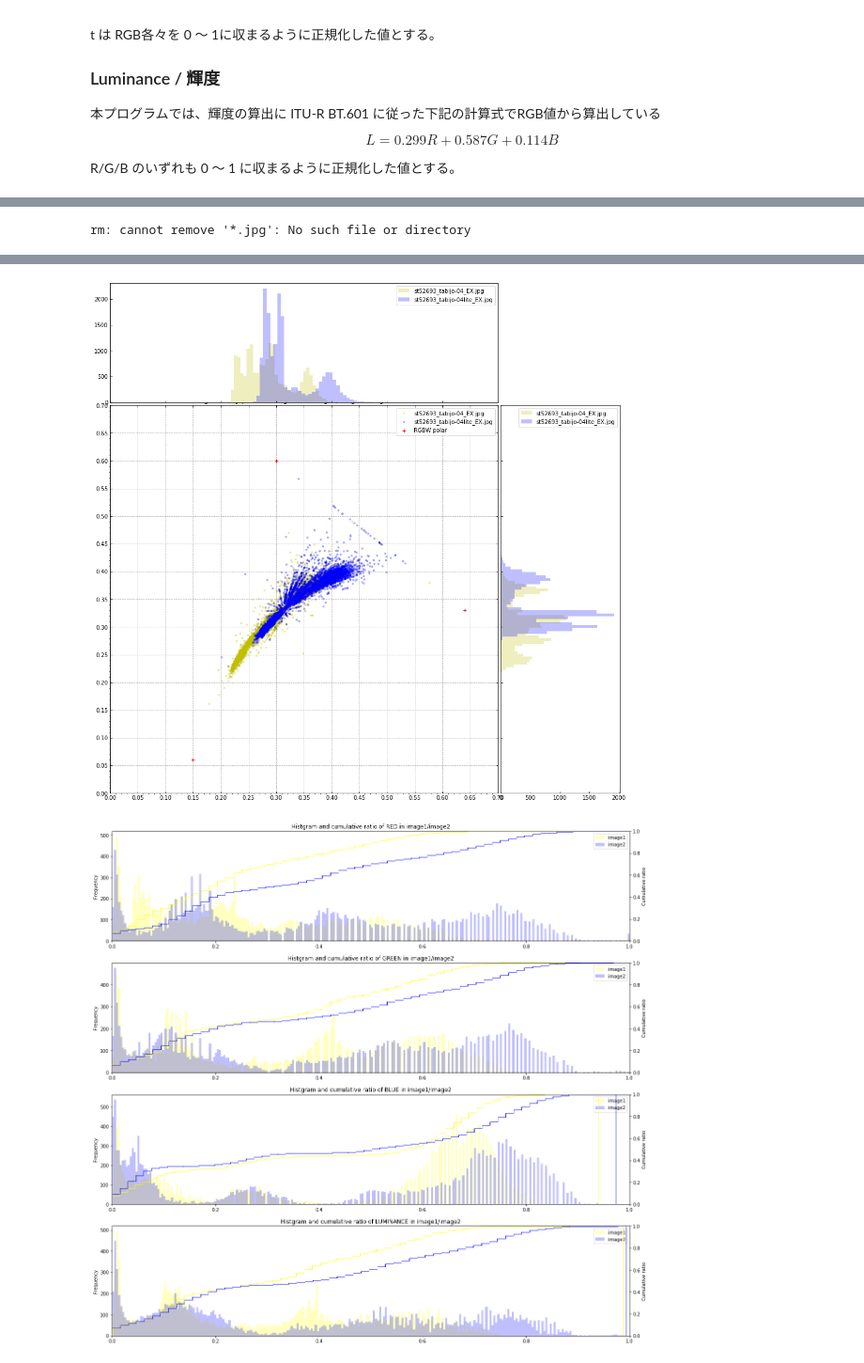
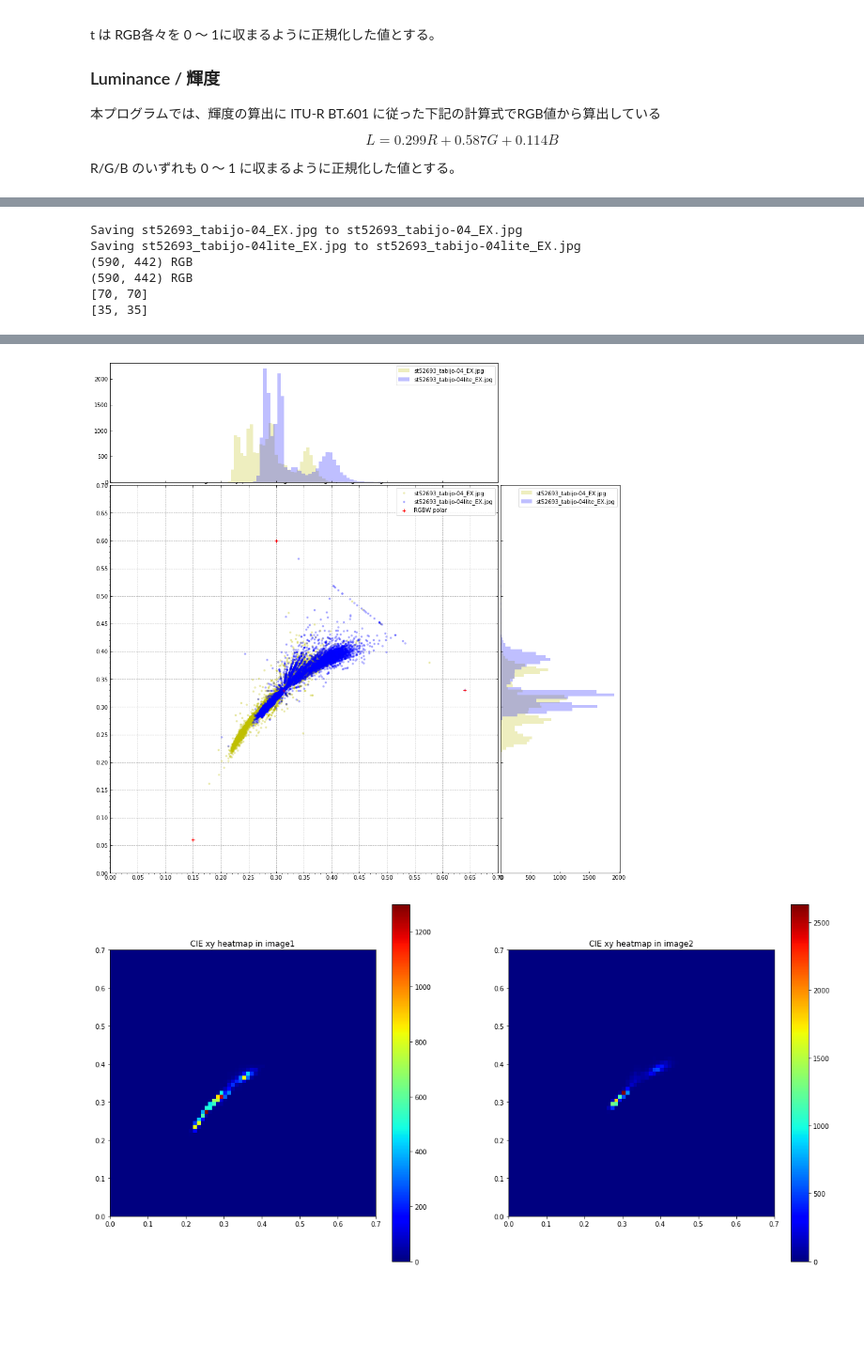
Before and after one commit to zfukuoka/image_visual_analysis, a Jupyter notebook: image_visual_analysis.ipynb, the cells around one changed output, grey strips where cells are left out. Shown at 94% size. Saved outputs shown, nothing was run; the diff lists cells and outputs as text; code cells hidden in the pictures; blank space fills up the shorter version.

```diff
--- a/image_visual_analysis.ipynb
+++ b/image_visual_analysis.ipynb
@@ -73,6 +73,7 @@ import sys
 from PIL import Image
 import numpy as np
 from matplotlib import pyplot as plt
+from matplotlib import cm as cm
 from matplotlib.ticker import MultipleLocator, AutoMinorLocator
 from google.colab import files
 
@@ -211,6 +212,36 @@ def plotCiexy(
       color=polar_color, marker=polar_marker, linestyle=polar_linestyle,
       label="RGBW polar")
 
+
+# heatmap CIE xy of 2 images
+def plotHeatmapCiexy(
+    image1_x, image1_y, image2_x, image2_y,
+    x_lim, y_lim):
+  # ２つのプロット共通パラメータ
+  RESOLUTION = 0.01 # resolution of heatmap
+  (xmin, xmax) = x_lim
+  (ymin, ymax) = y_lim
+  BINS = [int((xmax-xmin)/RESOLUTION), int((ymax-ymin)/RESOLUTION)]
+  print(BINS)
+
+  # image1のプロット
+  root_fig = plt.figure(figsize=(20,10))
+  image1_hm = root_fig.add_subplot(
+      121, title="CIE xy heatmap in image1",
+      xlim=x_lim, ylim=y_lim, aspect='equal')
+  H = image1_hm.hist2d(
+      image1_x, image1_y,
+      bins=BINS, range=[list(x_lim), list(y_lim)], cmap=cm.jet)
+  plt.colorbar(H[3], ax=image1_hm)
+
+  # image2 のプロット
+  image2_hm = root_fig.add_subplot(
+      122, title="CIE xy heatmap in image2",
+      xlim=x_lim, ylim=y_lim, aspect='equal')
+  I = image2_hm.hist2d(
+      image2_x, image2_y,
+      bins=BINS, range=[list(x_lim), list(y_lim)], cmap=cm.jet)
+  plt.colorbar(I[3], ax=image2_hm)
 
 def histRgbl(
     image1_r, image1_g, image1_b, image1_l,
@@ -358,6 +389,13 @@ ax_hist2.hist(image1_y, bins=CIEXY_HIST_BINS, color='y', alpha=0.25, label=image
 ax_hist2.hist(image2_y, bins=CIEXY_HIST_BINS, color='b', alpha=0.25, label=image2_filename, orientation='horizontal')
 ax_hist2.legend()
 
+plotHeatmapCiexy(
+    image1_x, image1_y, image2_x, image2_y,
+    CIEXY_PLOT_X_LIM, CIEXY_PLOT_Y_LIM,)
+plotHeatmapCiexy(
+    image1_x, image1_y, image2_x, image2_y,
+    CIEXY_CROPPED_PLOT_X_LIM, CIEXY_CROPPED_PLOT_Y_LIM)
+
 histRgbl(
     image1_r, image1_g, image1_b, image1_l,
     image2_r, image2_g, image2_b, image2_l
@@ -367 +406,6 @@ plt.show()
-rm: cannot remove '*.jpg': No such file or directory
+Saving st52693_tabijo-04_EX.jpg to st52693_tabijo-04_EX.jpg
+Saving st52693_tabijo-04lite_EX.jpg to st52693_tabijo-04lite_EX.jpg
+(590, 442) RGB
+(590, 442) RGB
+[70, 70]
+[35, 35]
@@ -373,4 +412,4 @@ Saving st52693_tabijo-04lite_EX.jpg to st52693_tabijo-04lite_EX.jpg
 [figure]
 [figure]
 [figure]
-[figure, old version]
+[figure, new version]
```
Also changed, not shown: parts of 1 cell of this notebook.
